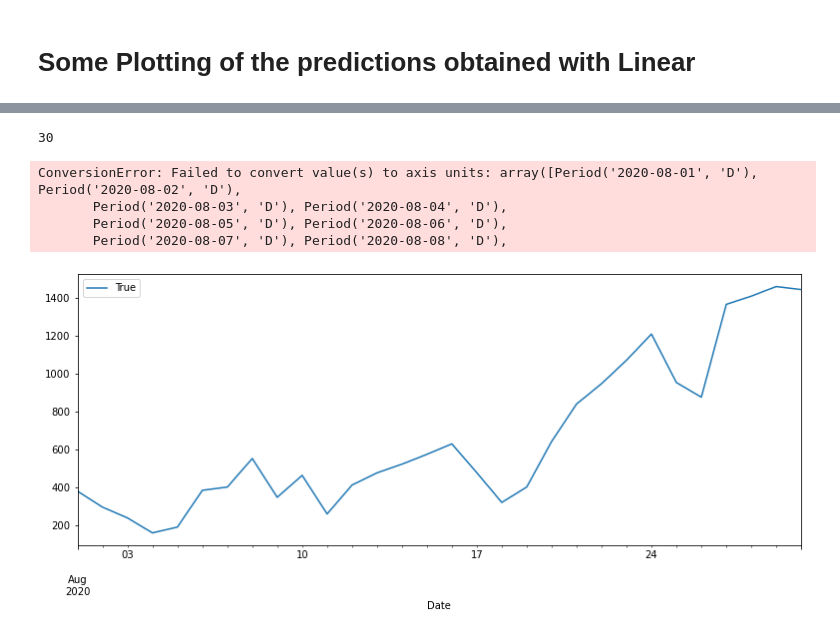
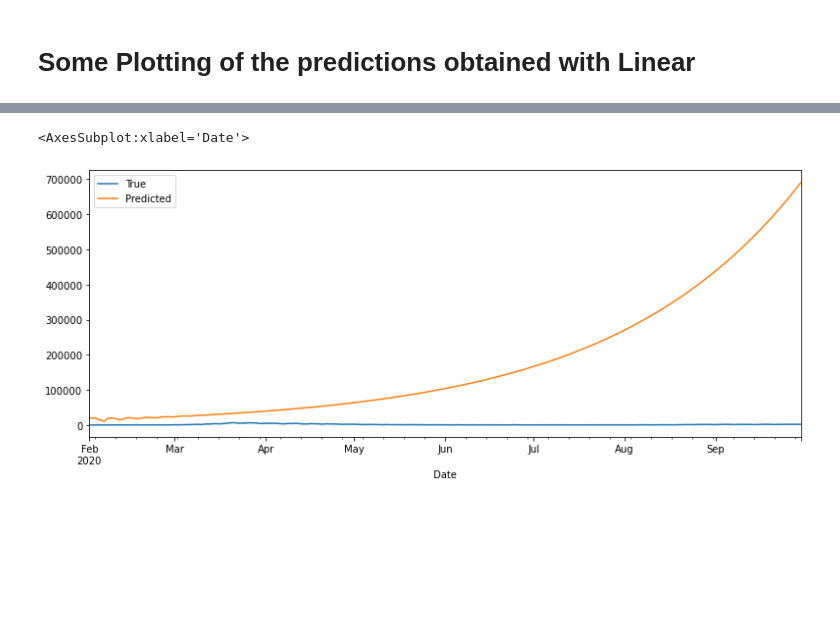
Before and after one commit to riccardoscheda/Bologna-Against-COVID, a Jupyter notebook: personal/MC/linear_pred_analysis.ipynb, the cells around one changed output, grey strips where cells are left out. Saved outputs shown, nothing was run; the diff lists cells and outputs as text; code cells hidden in the pictures; blank space fills up the shorter version.

```diff
--- a/personal/MC/linear_pred_analysis.ipynb
+++ b/personal/MC/linear_pred_analysis.ipynb
@@ -113,5 +108,7 @@ Lasso(alpha=0.1, max_iter=10000, positive=True, precompute=True,
 # Siccome li ho già predetti nell'altro notebook, carichiamo le previsioni per i 30 giorni di agosto
 
 pred = pd.read_csv(os.path.join('predictions', 'try_1_month.csv'))
-df_full[df_full.CountryName == 'Italy' and df_full.Date <= ]
+
 pred[pred.CountryName == 'Italy']
+
+pred.Date = pd.to_datetime(pred.Date)
@@ -136,21 +115,25 @@ pred[pred.CountryName == 'Italy']
 # %%
 fig, ax = plt.subplots(1, 1, figsize=(13, 5))
 
 geo = 'Italy__nan'  # nan, dato che Italy non ha sotto-regioni
 
-Country_mask = df_full.CountryName == 'Italy'
-Date_mask = (df_full.Date >= '2020-08-01') & (df_full.Date <= '2020-08-30')
 
-true = df_full[Country_mask & Date_mask]
+start_date = '2020-02-01'
+end_date = '2020-09-30'
 
-print(len(true))
+country = 'Italy'
+
+date_mask = (df_full.Date <= end_date) & (df_full.Date >= start_date)
+date_mask2 = (pred.Date <= end_date) & (pred.Date >= start_date)
+
+country_mask = df_full.CountryName == country
+country_mask2 = pred.CountryName == country
+
+true = df_full[country_mask & date_mask]
+predicted = pred[country_mask2 & date_mask2]
 
 true.plot(y='NewCases', x='Date', ax=ax, label='True')
-pred.plot(y='PredictedDailyNewCases', x='Date', label='Predicted', ax=ax)
+predicted.plot(y='PredictedDailyNewCases', x='Date', label='Predicted', ax=ax)
 # %% [output]
-30
+<AxesSubplot:xlabel='Date'>
-ConversionError: Failed to convert value(s) to axis units: array([Period('2020-08-01', 'D'), Period('2020-08-02', 'D'),
-       Period('2020-08-03', 'D'), Period('2020-08-04', 'D'),
-       Period('2020-08-05', 'D'), Period('2020-08-06', 'D'),
-       Period('2020-08-07', 'D'), Period('2020-08-08', 'D'),
-[figure, old version]
+[figure, new version]
```
Also changed, not shown: parts of 4 cells of this notebook, 20 other files.
